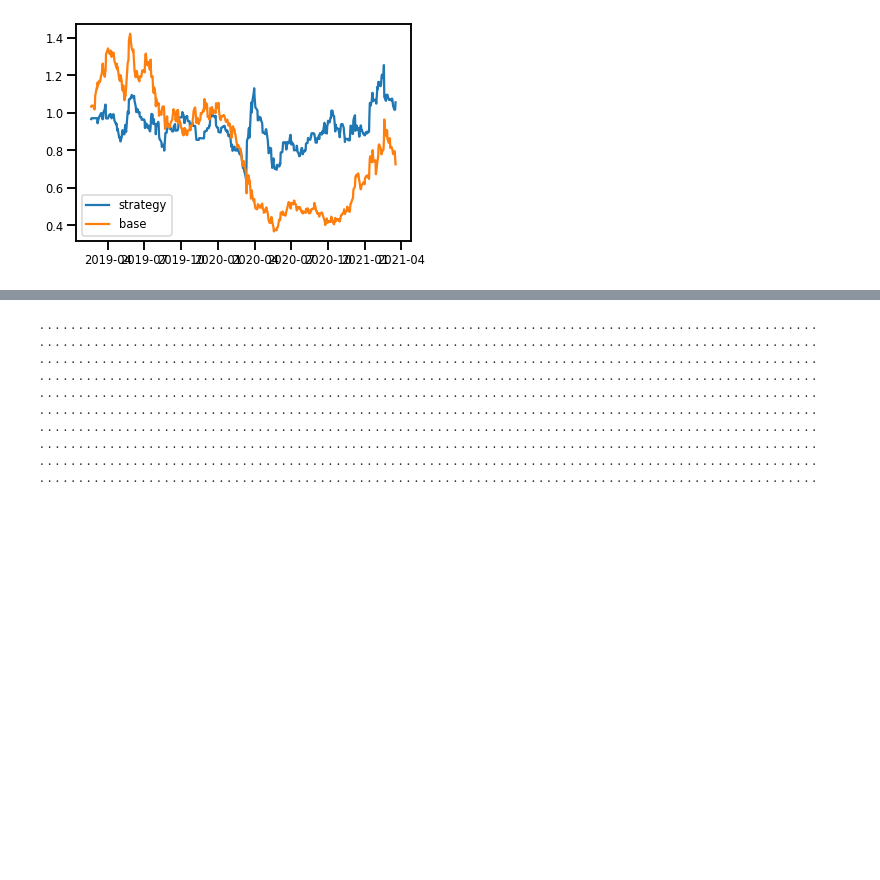
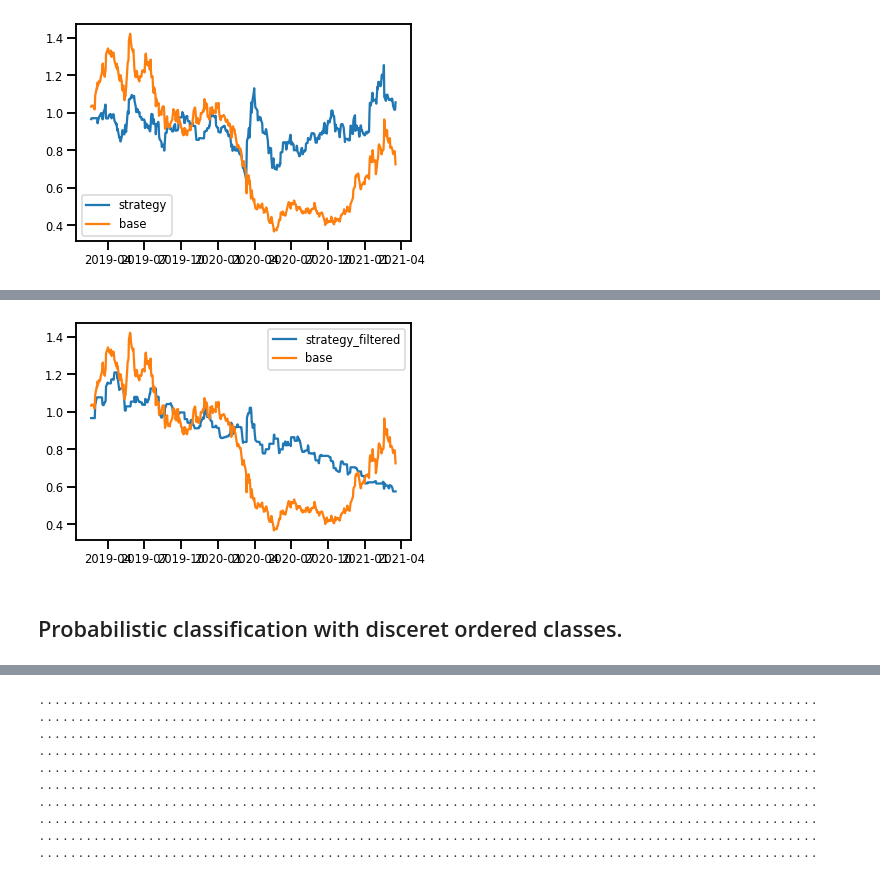
Before and after one commit to vin136/supervised_prediction, a Jupyter notebook: nbs/neural_net.ipynb, the cells around one changed output, grey strips where cells are left out. Saved outputs shown, nothing was run; the diff lists cells and outputs as text; code cells hidden in the pictures; blank space fills up the shorter version.

```diff
--- a/nbs/neural_net.ipynb
+++ b/nbs/neural_net.ipynb
@@ -791,0 +939,15 @@ plt.show()
+# %%
+# With STD FILTERING
+l_f = np.where(l_filter,vld['future_return'],0)
+s_f = np.where(s_filter,-1*vld['future_return'],0)
+strategy_f = l_f+s_f
+vld.insert(0,'strategy_filter',strategy_f,True)
+# %%
+plt.plot((vld.sort_index()['strategy_filter']+1).cumprod(),label='strategy_filtered')
+plt.plot((vld.sort_index()['future_return']+1).cumprod(),label='base')
+plt.legend()
+plt.show()
+# %% [output]
+[figure, added]
+# %% [markdown]
+## Probabilistic classification with disceret ordered classes.
```
Also changed, not shown: parts of 23 cells of this notebook, 9 other files.
